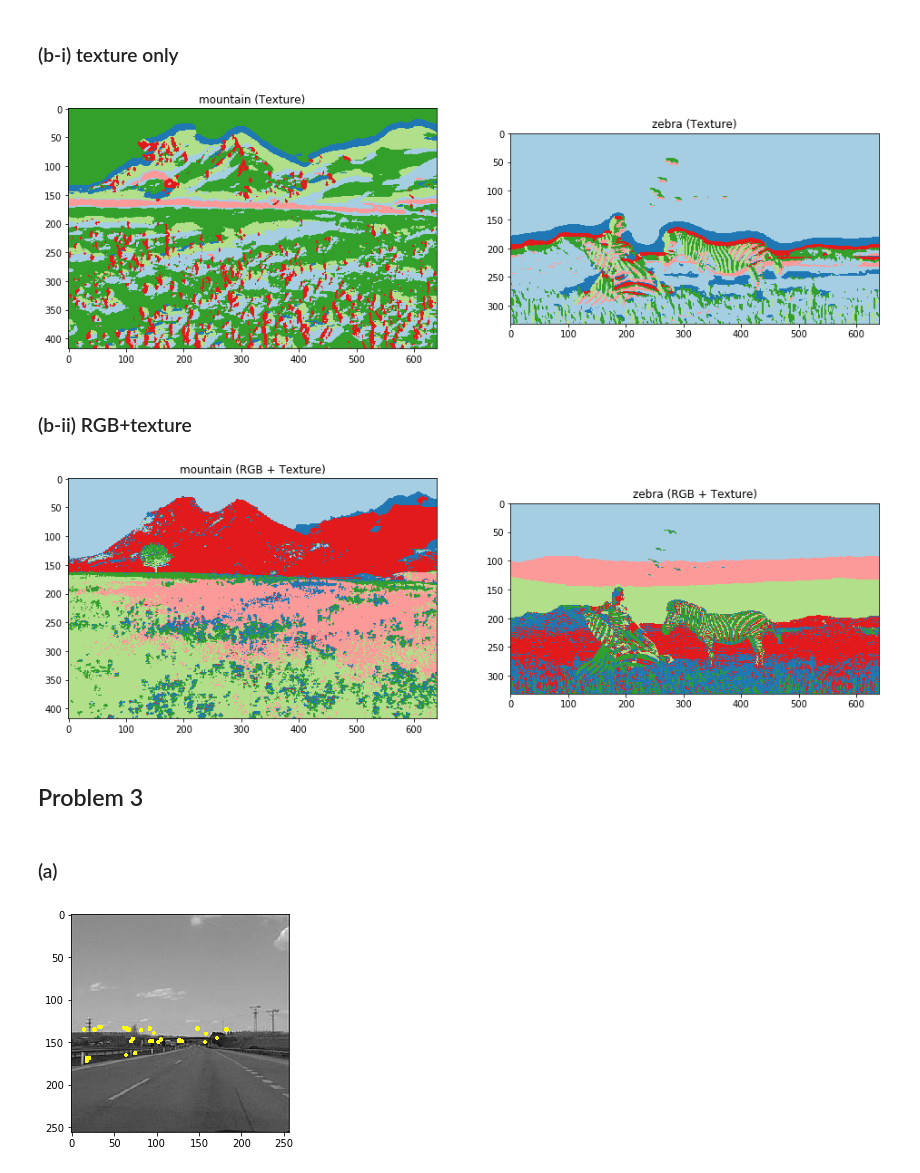
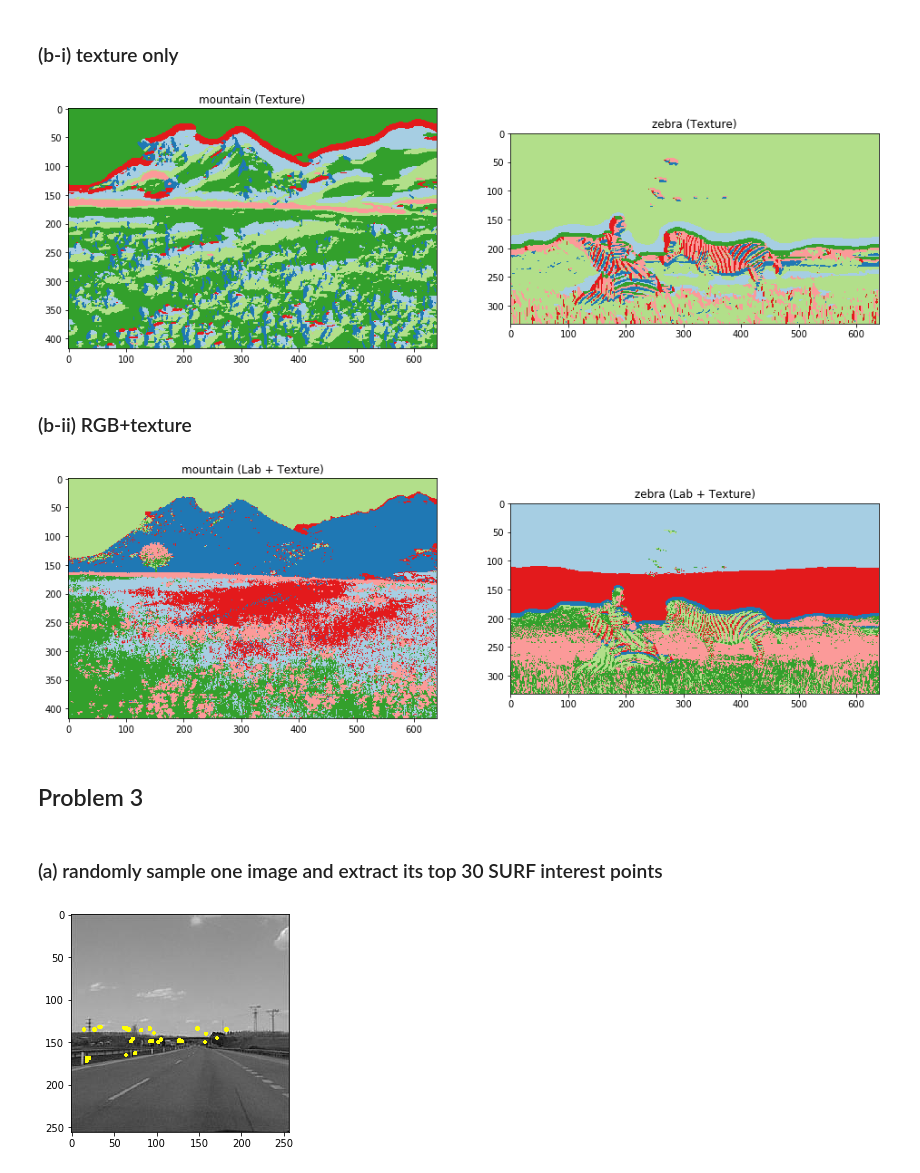
Before and after one commit to twcmchang/DLCV2018SPRING, a Jupyter notebook: hw2/hw2_d05921027.ipynb, the cells around one changed output. Drawn from its saved outputs; the diff is of its cells as text; code cells hidden in the pictures.

```diff
--- a/hw2/hw2_d05921027.ipynb
+++ b/hw2/hw2_d05921027.ipynb
@@ -18,0 +36,4 @@ from mpl_toolkits.mplot3d import Axes3D
+# %%
+image = cv2.imread("Problem1.JPG")
+plt.figure(figsize=(16,10))
+plt.imshow(image)
@@ -72,10 +96,8 @@ plt.show()
 # %% [markdown]
 ### (b-i)  texture only
 # %%
-def TextureKMeans(image_path, add_rgb=False):
+def TextureKMeans(image_path, add_lab=False):
     image = cv2.imread(image_path)
-    # flatten RGB features
-    flatten_rgb = image.reshape(-1,3)
 
     # convert to gray scale
     grayimage = cv2.cvtColor(image, cv2.COLOR_RGB2GRAY)
@@ -94,9 +116,12 @@ def TextureKMeans(image_path, add_rgb=False):
     # flatten feature maps
     flatten_map = feature_map.reshape(-1,38)
 
-    # add flatten RGB features or not
-    if add_rgb:
-        flatten_map = np.concatenate((flatten_map, flatten_rgb), axis=1)
+    # add flatten lab features or not
+    if add_lab:
+        labimage = cv2.cvtColor(image, cv2.COLOR_RGB2LAB)
+        flatten_lab = labimage.reshape(-1,3)
+        flatten_map = np.concatenate((flatten_map, flatten_lab), axis=1)
+
 
     # perform KMeans
     kmeans = KMeans(n_clusters=6,max_iter=1000)
@@ -121,27 +146,27 @@ plt.title("zebra (Texture)")
 plt.imshow(zebra_texture)
 plt.show()
 # %% [output]
-[figure, old version]
+[figure, new version]
 # %% [markdown]
 ### (b-ii) RGB+texture
 # %%
-mountain_rgb_texture = TextureKMeans("Problem2/mountain.jpg", add_rgb=True)
-zebra_rgb_texture = TextureKMeans("Problem2/zebra.jpg", add_rgb=True)
+mountain_rgb_texture = TextureKMeans("Problem2/mountain.jpg", add_lab=True)
+zebra_rgb_texture = TextureKMeans("Problem2/zebra.jpg", add_lab=True)
 # %%
 plt.figure(figsize=(16,8))
 plt.subplot(1,2,1)
-plt.title("mountain (RGB + Texture)")
+plt.title("mountain (Lab + Texture)")
 plt.imshow(mountain_rgb_texture)
 plt.subplot(1,2,2)
-plt.title("zebra (RGB + Texture)")
+plt.title("zebra (Lab + Texture)")
 plt.imshow(zebra_rgb_texture)
 plt.show()
 # %% [output]
-[figure, old version]
+[figure, new version]
 # %% [markdown]
 ## Problem 3
-# %% [markdown]
-### (a)
+# %% [markdown]
+### (a) randomly sample one image and extract its top 30 SURF interest points
 # %%
 def ExtractSURF(image,thre):
     surf = cv2.xfeatures2d.SURF_create(thre)
```
Also changed, not shown: parts of 26 cells of this notebook, 18 other files.
